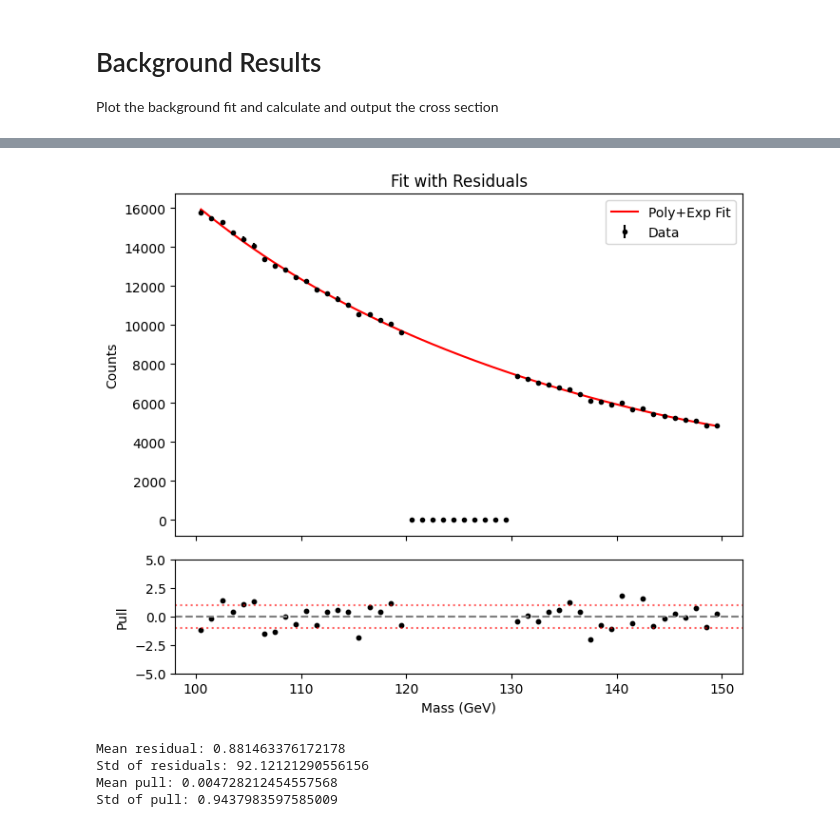
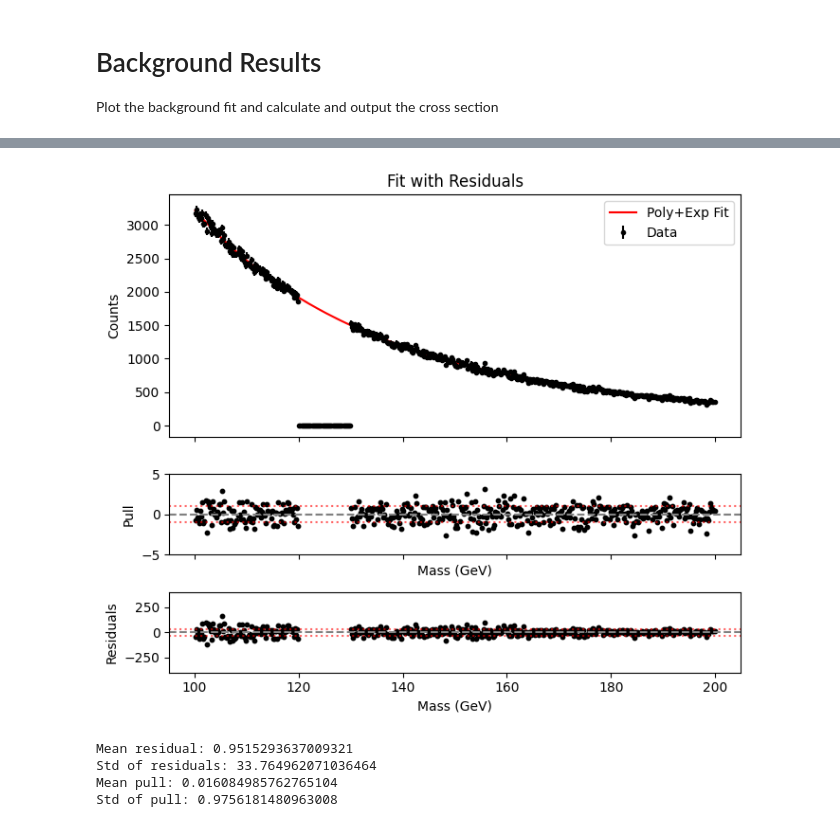
Before and after one commit to Hello-World123456789/Higgs-Experiment, a Jupyter notebook: merge_notebook.ipynb, the cells around one changed output, grey strips where cells are left out. Cells and saved outputs as stored; diff of their text form; code cells hidden in the pictures.

```diff
--- a/merge_notebook.ipynb
+++ b/merge_notebook.ipynb
@@ -502,8 +502,8 @@ print(f"Loading data from: {output_base}")
 print(len(ak.from_parquet(f"{output_base}/GamGam_1")['mass']))
 
 # Set histogram parameters
-xmin, xmax = 100, 150
-bin_size = 1
+xmin, xmax = 100, 200
+bin_size = 0.2
 num_bins = int((xmax-xmin)*(1/bin_size))
 
 # Extract mass data from GamGam events
@@ -560,17 +560,17 @@ model = polynomial_model
 # Fit the model to the data
 out = model.fit(data_x, # data to be fit
                 parameters, # guesses for the parameters
-                x=bin_centres, weights=1/data_x_err, nan_policy='omit') #ASK
+                x=bin_centres, weights = 1 / (data_x_err**2), nan_policy='omit', method = 'leastsq') #ASK
 
 exp_out = exponential_model.fit(data_x,
                                 exp_parameters,
-                                x=bin_centres, weights=1/data_x_err, nan_policy='omit')
+                                x=bin_centres, weights = 1 / (data_x_err**2), nan_policy='omit', method = 'leastsq')
 
 poly_exp_model = polynomial_model + exponential_model
 
 poly_exp_out = poly_exp_model.fit(data_x,
                                   poly_exp_parameters,
-                                  x=bin_centres, weights=1/data_x_err, nan_policy='omit')
+                                  x=bin_centres, weights=1/data_x_err, nan_policy='omit', method = 'leastsq')
 
 
 # Print out a summary of the fit results
@@ -722,9 +722,6 @@ x = bin_centres
 # Best-fit model evaluated at bin centres
 y_fit = fit_result.best_fit
 
-# --- Residuals (keep full for top plot) ---
-residuals = y_data - y_fit
-
 # --- Mask out bad bins (zero uncertainty) ---
 mask = y_err > 0
 
@@ -733,43 +730,56 @@ y_data_masked = y_data[mask]
 y_fit_masked = y_fit[mask]
 y_err_masked = y_err[mask]
 
+# --- Residuals (keep full for top plot) ---
+residuals = y_data_masked - y_fit_masked
+
 # --- Pulls (only valid bins) ---
 pulls = (y_data_masked - y_fit_masked) / y_err_masked
 
 # === Plot ===
-fig, (ax1, ax2) = plt.subplots(
-    2, 1, figsize=(7, 6), sharex=True,
-    gridspec_kw={'height_ratios': [3, 1]}
+fig, (ax1, ax2, ax3) = plt.subplots(
+    3, 1, figsize=(7, 6), sharex=True,
+    gridspec_kw={'height_ratios': [3, 1, 1]}
 )
 
 # --- Top: data + fit (show everything) ---
 ax1.errorbar(x, y_data, yerr=y_err, fmt='.', color='black', label='Data')
 ax1.plot(x, y_fit, color='red', label='Poly+Exp Fit')
 ax1.set_ylabel("Counts")
 ax1.legend()
 ax1.set_title("Fit with Residuals")
 
-# --- Bottom: pulls (ONLY valid bins) ---
+# --- Middle: pulls ---
 ax2.axhline(0, color='gray', linestyle='--')
 ax2.axhline(1, color='red', linestyle=':', alpha=0.6)
 ax2.axhline(-1, color='red', linestyle=':', alpha=0.6)
 
 ax2.scatter(x_masked, pulls, color='black', s=10)
 ax2.set_ylabel("Pull")
 ax2.set_xlabel("Mass (GeV)")
 ax2.set_ylim(-5, 5)
 
+# --- Bottom: residuals ---
+ax3.axhline(0, color='gray', linestyle='--')
+ax3.axhline(np.std(residuals), color='red', linestyle=':', alpha=0.6)
+ax3.axhline(-np.std(residuals), color='red', linestyle=':', alpha=0.6)
+
+ax3.scatter(x_masked, residuals, color='black', s=10)
+ax3.set_ylabel("Residuals")
+ax3.set_xlabel("Mass (GeV)")
+ax3.set_ylim(-400, 400)
+
 plt.tight_layout()
 plt.show()
 
 # --- Diagnostics (ONLY valid bins) ---
-print("Mean residual:", np.mean(residuals[mask]))
-print("Std of residuals:", np.std(residuals[mask]))
+print("Mean residual:", np.mean(residuals))
+print("Std of residuals:", np.std(residuals))
 print("Mean pull:", np.mean(pulls))
 print("Std of pull:", np.std(pulls))
 # %% [output]
-[figure, old version]
+[figure, new version]
-Mean residual: 0.881463376172178
-Std of residuals: 92.12121290556156
-Mean pull: 0.004728212454557568
-Std of pull: 0.9437983597585009
+Mean residual: 0.9515293637009321
+Std of residuals: 33.764962071036464
+Mean pull: 0.016084985762765104
+Std of pull: 0.9756181480963008
```
Also changed, not shown: parts of 6 cells of this notebook.
